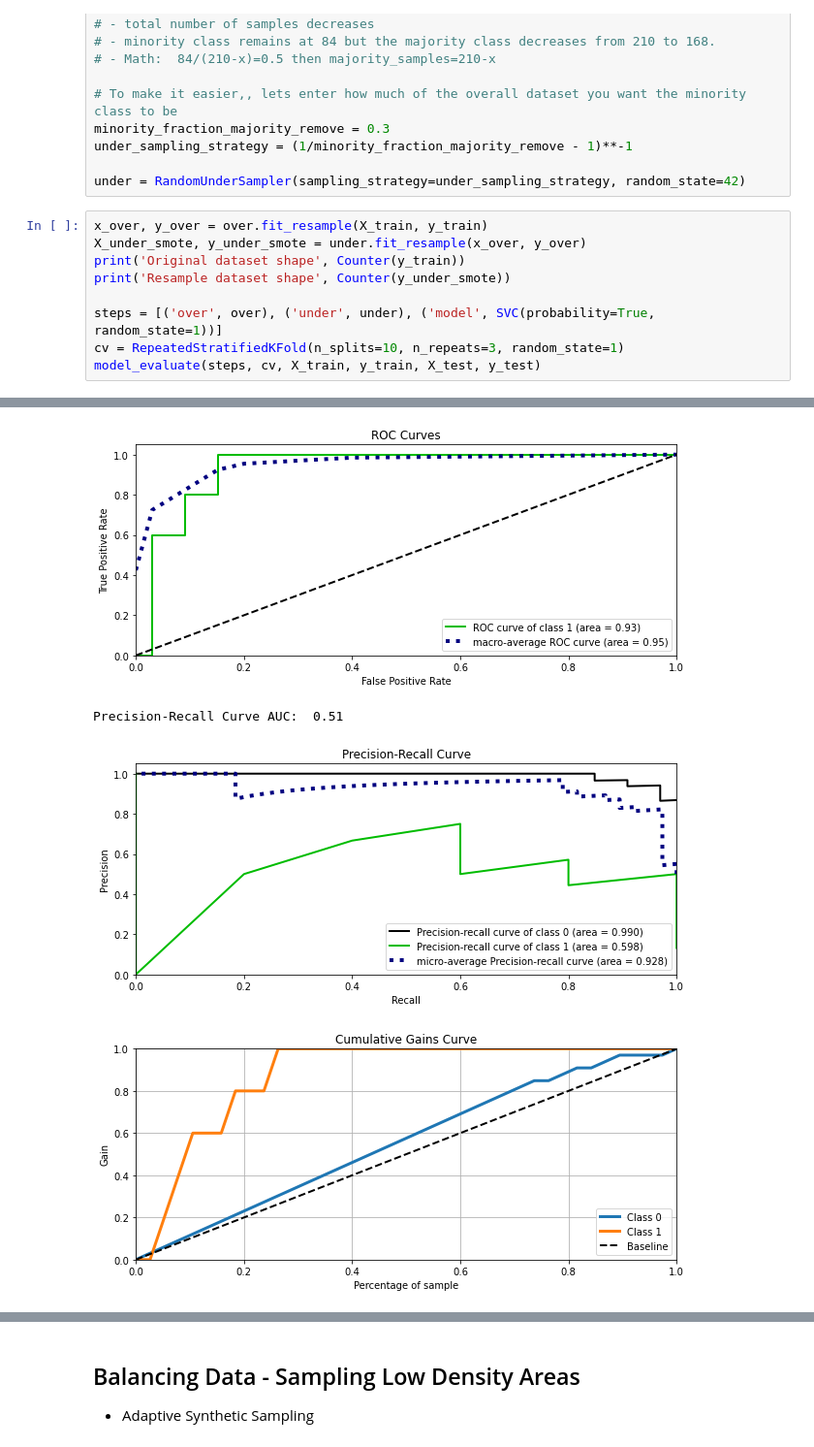
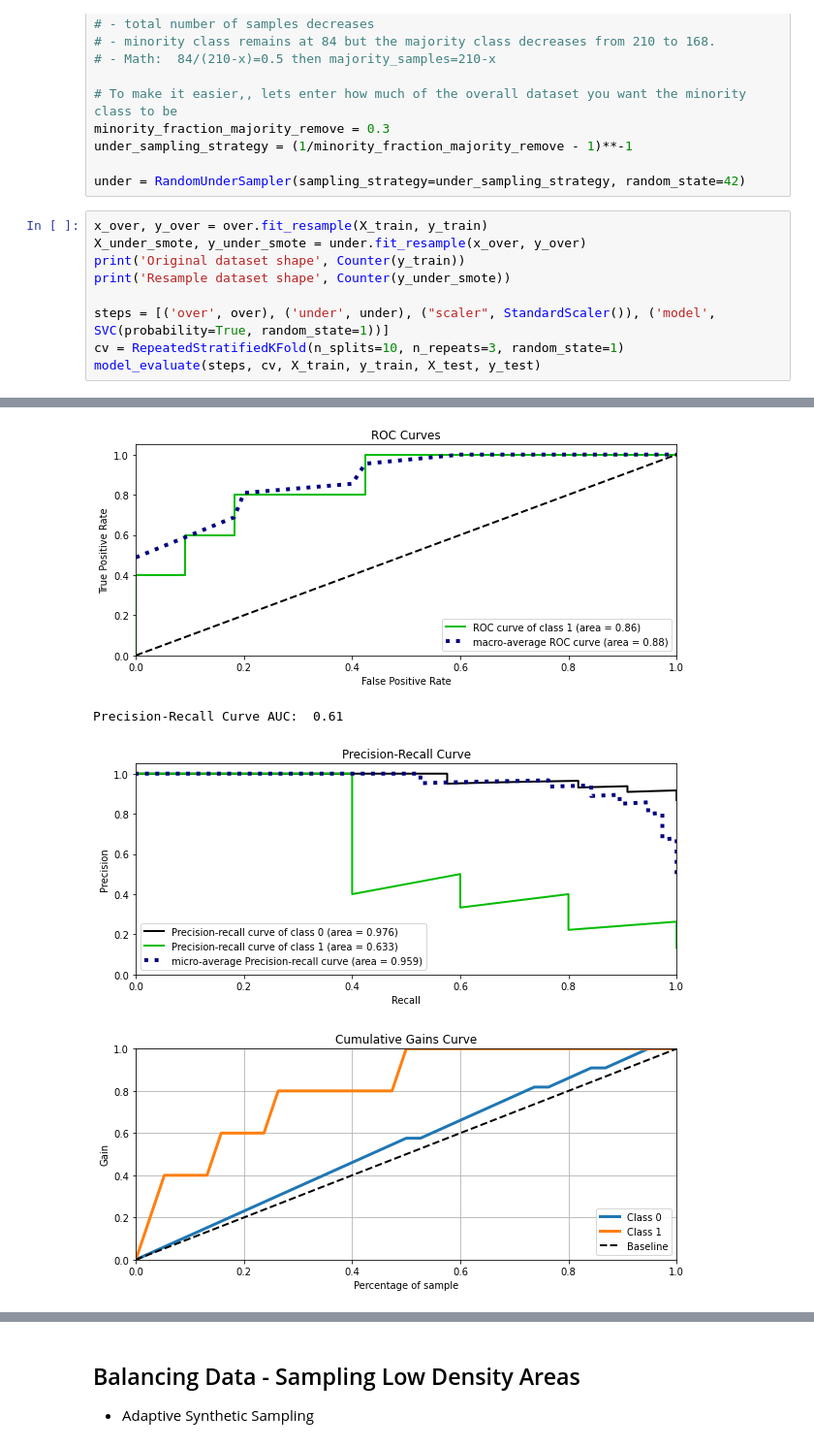
Before and after one commit to ejw-data/ml-myopia, a Jupyter notebook: data-balancing/balance-svc-thresholds.ipynb, the cells around one changed output, grey strips where cells are left out. Shown at 97% size. Cells and saved outputs as stored; diff of their text form.

Commit message:
fixed classification model scaling and resultant change in analysis

```diff
--- a/data-balancing/balance-svc-thresholds.ipynb
+++ b/data-balancing/balance-svc-thresholds.ipynb
@@ -272,7 +270,7 @@ X_under_smote, y_under_smote = under.fit_resample(x_over, y_over)
 print('Original dataset shape', Counter(y_train))
 print('Resample dataset shape', Counter(y_under_smote))
 
-steps = [('over', over), ('under', under), ('model', SVC(probability=True, random_state=1))]
+steps = [('over', over), ('under', under), ("scaler", StandardScaler()), ('model', SVC(probability=True, random_state=1))]
 cv = RepeatedStratifiedKFold(n_splits=10, n_repeats=3, random_state=1)
 model_evaluate(steps, cv, X_train, y_train, X_test, y_test)
 # %% [output]
@@ -296,4 +294,4 @@ ROC AUC:  0.93
-[figure, old version]
+[figure, new version]
-Precision-Recall Curve AUC:  0.51
+Precision-Recall Curve AUC:  0.61
-[figure, old version]
+[figure, new version]
-[figure, old version]
+[figure, new version]
```
Also changed, not shown: parts of 26 cells of this notebook, 5 other files.
